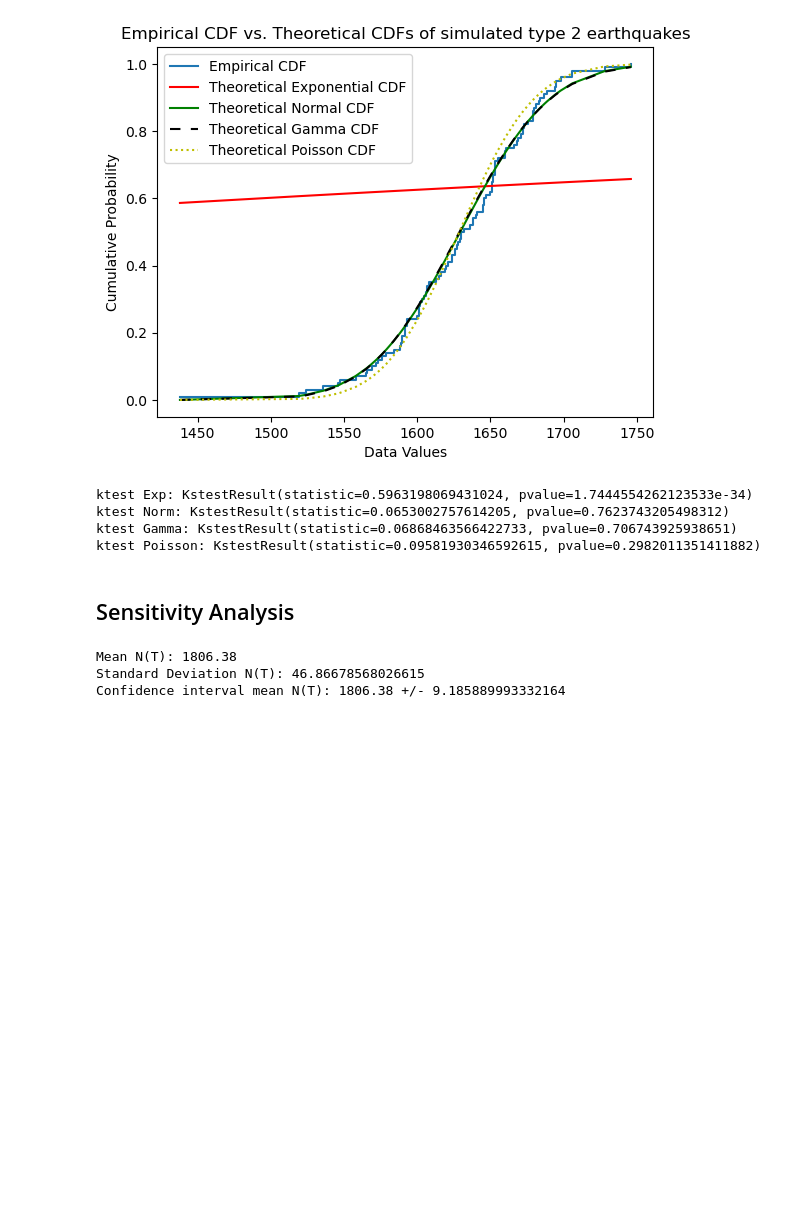
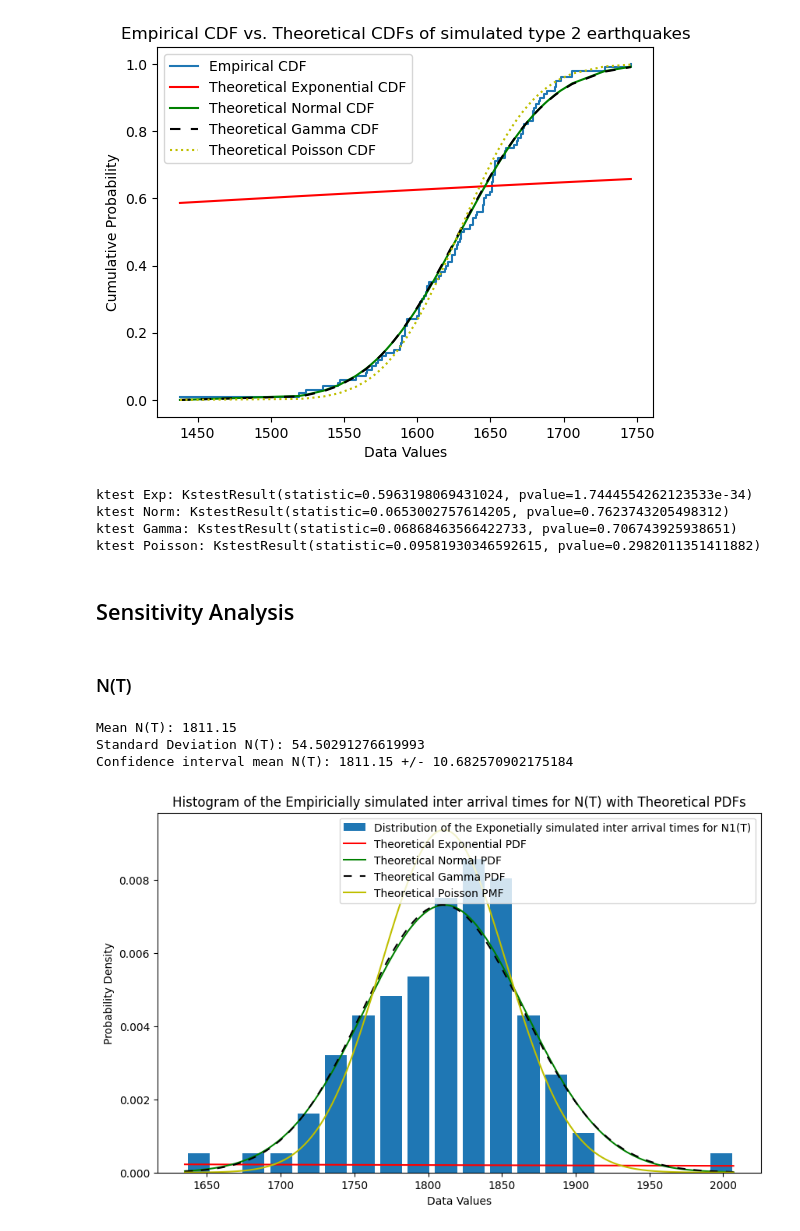
Before and after one commit to Rawbun34/2DF20---Assignment-2, a Jupyter notebook: 2DF20_Assignment_2.ipynb, the cells around one changed output. Drawn from its saved outputs; the diff is of its cells as text; code cells hidden in the pictures; blank space fills up the shorter version.

```diff
--- a/2DF20_Assignment_2.ipynb
+++ b/2DF20_Assignment_2.ipynb
@@ -491,7 +491,7 @@ ktest Gamma: KstestResult(statistic=0.00685451344107735, pvalue=0.83739781753079
 # %%
 T = 365*24*60 # Simulation is done for next year and is converted to minutes for the simulation
 
-nrRuns = 100 # Number of runs, used to define how many simulations are done before calculating the statistics and plotting
+nrRuns = 20000 # Number of runs, used to define how many simulations are done before calculating the statistics and plotting
 
 def simEarthquakes(alpha, beta, T):
     Nt = 0 # Counting the number of earthquakes
@@ -1275,8 +1275,6 @@ ktest Poisson: KstestResult(statistic=0.09581930346592615, pvalue=0.298201135141
 # %% [markdown]
 ## Sensitivity Analysis
 # %%
-T = 365*24*60 # Simulation is done for next year and is converted to minutes for the simulation
-
 def secSimEarthquakes(interArrNT, T):
     Nt = 0 # Counting the number of earthquakes
 
@@ -1290,6 +1288,8 @@ def secSimEarthquakes(interArrNT, T):
         t += interArrNT[i] # Time variable is raised by the inter arrival time, which distribution is defined above
 
     return Nt # Return the number of earthquakes that occured in the next year (365 days)
+# %% [markdown]
+### N(T)
 # %%
 interArrNT = x.copy().to_list()
 sec_sim_NT = [secSimEarthquakes(interArrNT, T) for _ in range(nrRuns)]
@@ -1303,6 +1303,63 @@ print(f'Standard Deviation N(T): {sample_std_sec_NT}')
 halfwidth_secNT = 1.96 * sample_std_sec_NT / np.sqrt(nrRuns)
 print(f'Confidence interval mean N(T): {sample_mean_sec_NT} +/- {halfwidth_secNT}')
 # %% [output]
-Mean N(T): 1806.38
-Standard Deviation N(T): 46.86678568026615
-Confidence interval mean N(T): 1806.38 +/- 9.185889993332164
+Mean N(T): 1811.15
+Standard Deviation N(T): 54.50291276619993
+Confidence interval mean N(T): 1811.15 +/- 10.682570902175184
+# %%
+'''
+Plotting the histogram of the Empirically simulated inter arrival times for total number of earthquakes and compare the fitted distribution of this to 4 probability distribution function:
+Exponential distribution, Normal Distribution, Gamma Distribution, and Poisson distribution.
+Then we check which distributions is a good fit to the distribution of the total number of earthquakes (N(T))
+'''
+
+# Using the method of moments the parameters for an exponential, normal, and gamma distribution are estimated
+M1_emp = sample_mean_sec_NT
+M2_emp = np.mean(np.square(sec_sim_NT))
+
+# Initializing the Exponential Distribution
+lamEst_emp = 1 / M1_emp # lambda = 1 / E[X], formula of lambda
+estExpDist_emp = stats.expon(scale=1/lamEst_emp)
+
+# Initializating the Normal Distribution
+muEst_emp = M1_emp # mu = M1 (= estimation of x), E[X] = mu
+sigmaEst_emp = np.sqrt(M2_emp - M1_emp**2) # E[X**2] = sigma**2 + mu**2 -> sigma**2 = E[X**2] - mu**2
+estNormDist_emp = stats.norm(muEst_emp, sigmaEst_emp)
+
+# Initializing the Gamma Distribution
+# E[X] = alpha / beta, Var[X] = alpha / beta**2 -> E[X**2] = alpha(alpha + 1) / beta**2.
+# M1 = alpha / beta, M2 = alpha(alpha + 1) / beta**2
+alphaEst_emp = M1_emp**2 / (M2_emp - M1_emp**2) # Alpha is estimated as M1**2 / (M2 - M1**2)
+betaEst_emp = M1_emp / (M2_emp- M1_emp**2) # Beta is estimated as M1 / (M2 - M1**2)
+estGammaDist_emp = stats.gamma(alphaEst_emp, scale=1/betaEst_emp)
+
+# Initializing the Poisson Distribution
+# E[X] = lambda
+# Therefore, lambda could be estimated as M1
+lamEst_emp = M1_emp
+estPoisDist_emp = stats.poisson(lamEst_emp)
+
+# Creating array serving as x-coordinates for plotting the theoretical PDF's/PMF
+# Use of min() and max() to ensure that xs has the same range as NrType2
+xs_emp_NT = np.arange(min(sec_sim_NT), max(sec_sim_NT), 1)
+
+# Visualising the distribution of N1(T) together with the predefined distribution to check
+# which distribution aligns the best with the distribution of the data set
+plt.figure(figsize=(10,6))
+# Plot distribution of N1(T) as a blue histogram
+plt.hist(sec_sim_NT, rwidth = 0.8, bins=20, density=True, label = 'Distribution of the Exponetially simulated inter arrival times for N1(T)')
+# Plot the theoretical Exponential PDF as a solid red line
+plt.plot(xs_emp_NT, estExpDist_emp.pdf(xs_emp_NT), 'r', label = 'Theoretical Exponential PDF')
+# Plot the theoretical Normal PDF as a solid green line
+plt.plot(xs_emp_NT, estNormDist_emp.pdf(xs_emp_NT), 'g', label = 'Theoretical Normal PDF')
+# Plot the theoretical Gamma PDF as a dashed black line
+plt.plot(xs_emp_NT, estGammaDist_emp.pdf(xs_emp_NT), 'black', linestyle='--', dashes=(5, 5), label = 'Theoretical Gamma PDF')
+# Plot the theoretical Poisson PMF as a dotted yellow line
+plt.plot(xs_emp_NT, estPoisDist_emp.pmf(xs_emp_NT), 'y', label = 'Theoretical Poisson PMF')
+plt.title('Histogram of the Empiricially simulated inter arrival times for N(T) with Theoretical PDFs')
+plt.xlabel('Data Values')
+plt.ylabel('Probability Density')
+plt.legend()
+plt.show()
+# %% [output]
+[figure, added]
```
Also changed, not shown: parts of 13 cells of this notebook.
